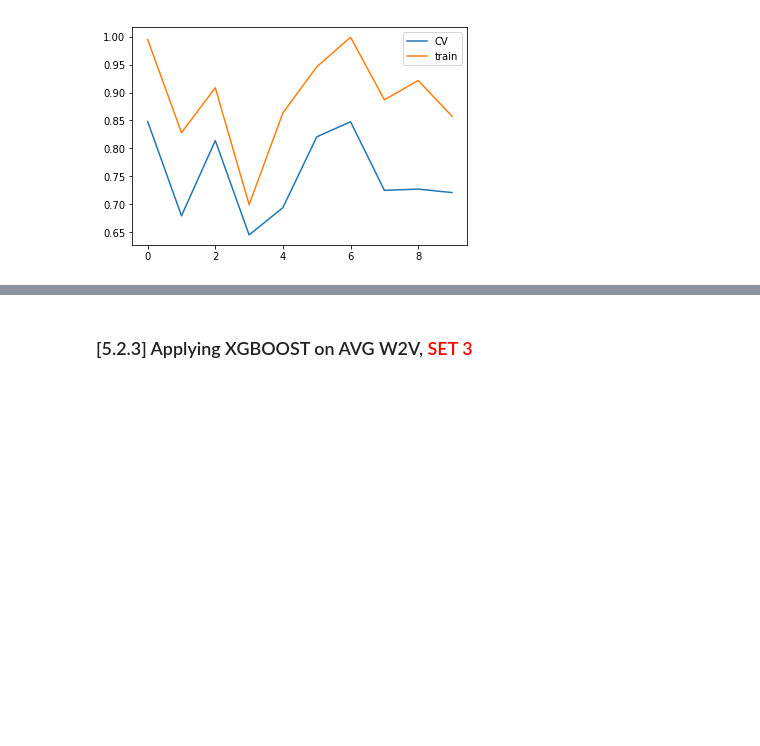
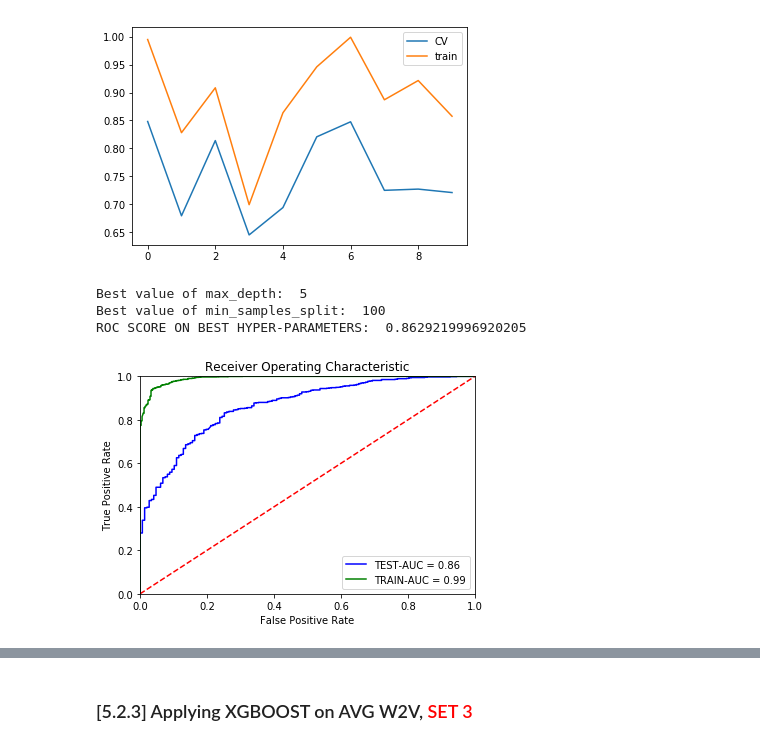
Before and after one commit to aman-sawarn/Random-Forests-and-GBDT-on-Amazon-Fine-food-reviews, a Jupyter notebook: 09 Amazon Fine Food Reviews Analysis_RF.ipynb, the cells around one changed output, grey strips where cells are left out. Saved outputs shown, nothing was run; the diff lists cells and outputs as text; code cells hidden in the pictures; blank space fills up the shorter version.

```diff
--- a/09 Amazon Fine Food Reviews Analysis_RF.ipynb
+++ b/09 Amazon Fine Food Reviews Analysis_RF.ipynb
@@ -842,28 +842,33 @@ plt.show()
 # %%
 print('Best value of max_depth: ', depth)
 print('Best value of min_samples_split: ', estimator)
 model=XGBClassifier(n_estimators= estimator , max_depth=depth)
-model.fit(X_train_bow, y_train)
+model.fit(X_train_tfidf, y_train)
 
-pred1=model.predict_proba(X_test_bow)[:,1]
-pred2=model.predict_proba(X_train_bow)[:,1]
+pred1=model.predict_proba(X_test_tfidf)[:,1]
+pred2=model.predict_proba(X_train_tfidf)[:,1]
 score_1=roc_auc_score(y_test, pred1)
 score_2=roc_auc_score(y_train, pred2)
 cm = confusion_matrix(y_test, pred1.round())
 print('ROC SCORE ON BEST HYPER-PARAMETERS: ', score_1)
 fpr1, tpr1, threshold = metrics.roc_curve(y_test, pred1)
 fpr2, tpr2, threshold = metrics.roc_curve(y_train, pred2)
 roc_auc1 = metrics.auc(fpr1, tpr1)
 roc_auc2 = metrics.auc(fpr2, tpr2)
 
 plt.title('Receiver Operating Characteristic')
 plt.plot(fpr1, tpr1, 'b', label='TEST-AUC = %0.2f' % roc_auc1)
 plt.plot(fpr2, tpr2, 'g', label = 'TRAIN-AUC = %0.2f' % roc_auc2)
 plt.legend(loc = 'lower right')
 plt.plot([0, 1], [0, 1],'r--')
 plt.xlim([0, 1])
 plt.ylim([0, 1])
 plt.ylabel('True Positive Rate')
 plt.xlabel('False Positive Rate')
 plt.legend()
 plt.show()
+# %% [output]
+Best value of max_depth:  5
+Best value of min_samples_split:  100
+ROC SCORE ON BEST HYPER-PARAMETERS:  0.8629219996920205
+[figure, added]
```
Also changed, not shown: parts of 8 cells of this notebook.
